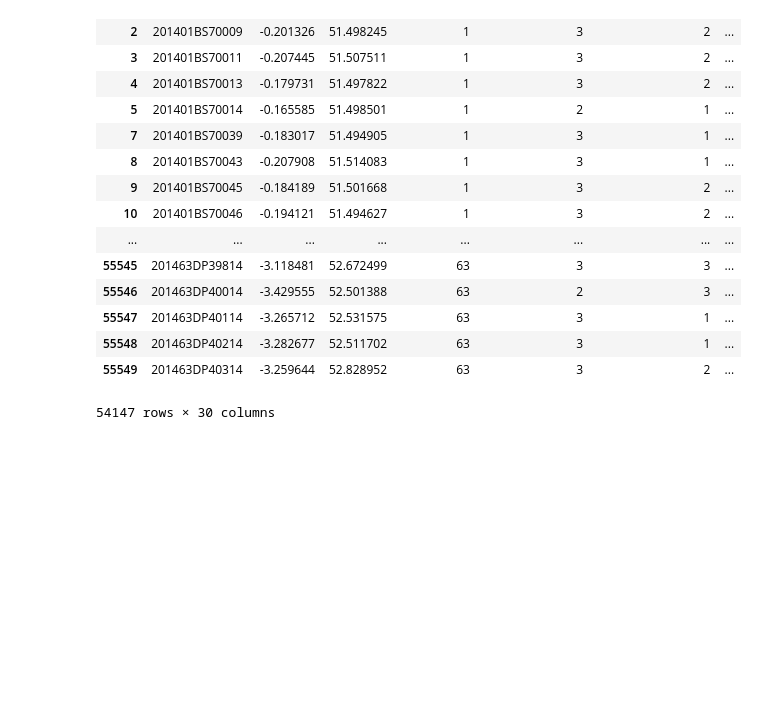
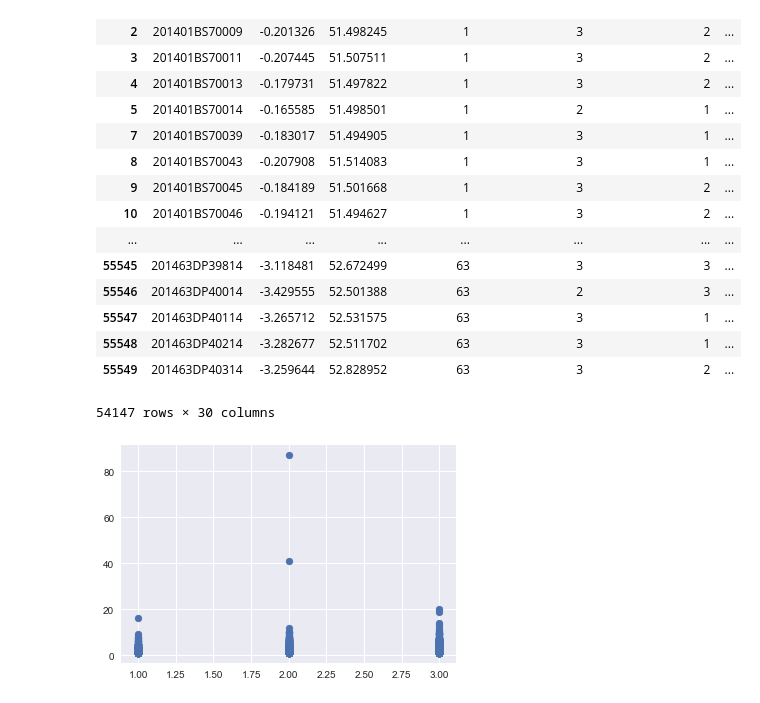
Before and after one commit to hmlanden/TrafikiPy, a Jupyter notebook: TrafikiPy.ipynb, the cells around one changed output. Saved outputs shown, nothing was run; the diff lists cells and outputs as text; code cells hidden in the pictures; blank space fills up the shorter version.

```diff
--- a/TrafikiPy.ipynb
+++ b/TrafikiPy.ipynb
@@ -121,3 +123,12 @@ traffic_df.rename(columns=
 | 55548 | 201463DP40214 | -3.282677 | 52.511702 | 63 | 3 | 1 | ... |
 | 55549 | 201463DP40314 | -3.259644 | 52.828952 | 63 | 3 | 2 | ... |
 54147 rows × 30 columns
+# %%
+casualty_mean = traffic_df.groupby(['Accident Severity']).mean()['Number of Casualties']
+casualty_mean
+
+sns.set()
+plt.scatter(list(traffic_df['Accident Severity']), list(traffic_df['Number of Casualties']))
+plt.show()
+# %% [output]
+[figure, added]
```
Also changed, not shown: parts of 4 cells of this notebook.
